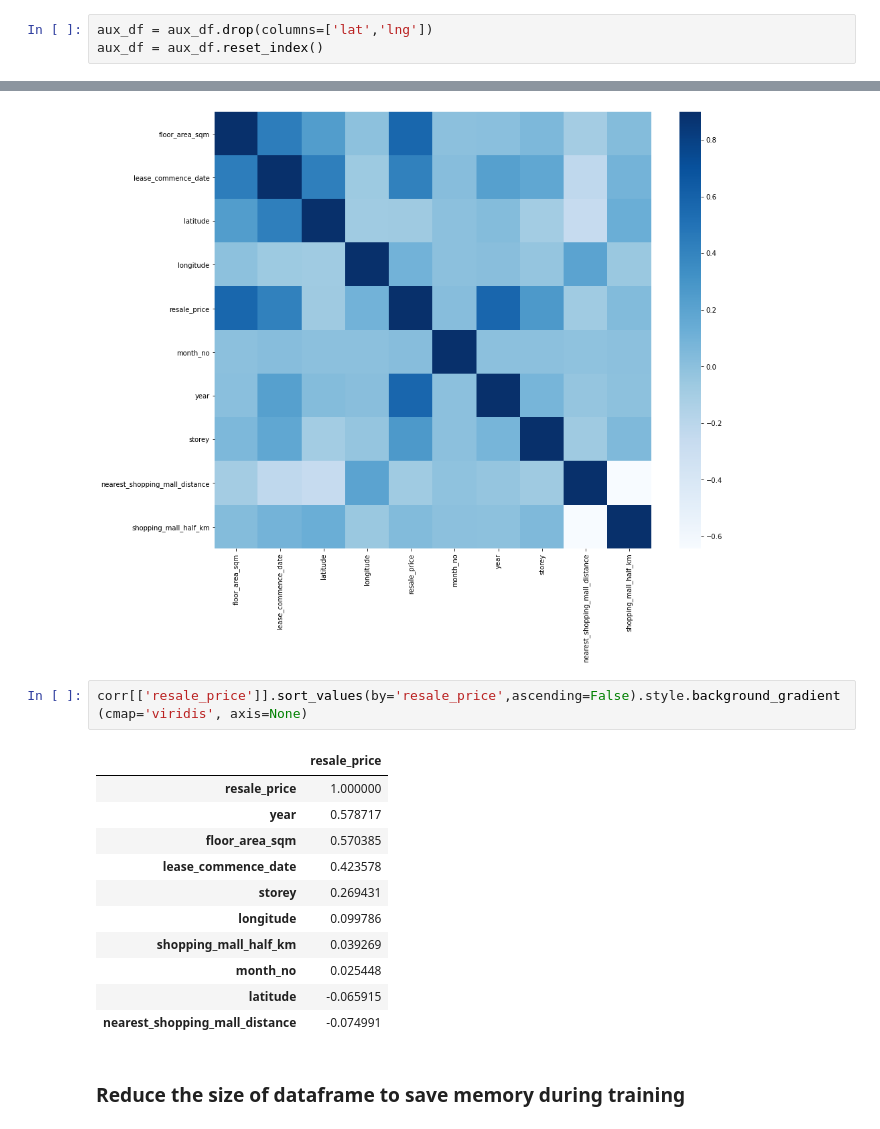
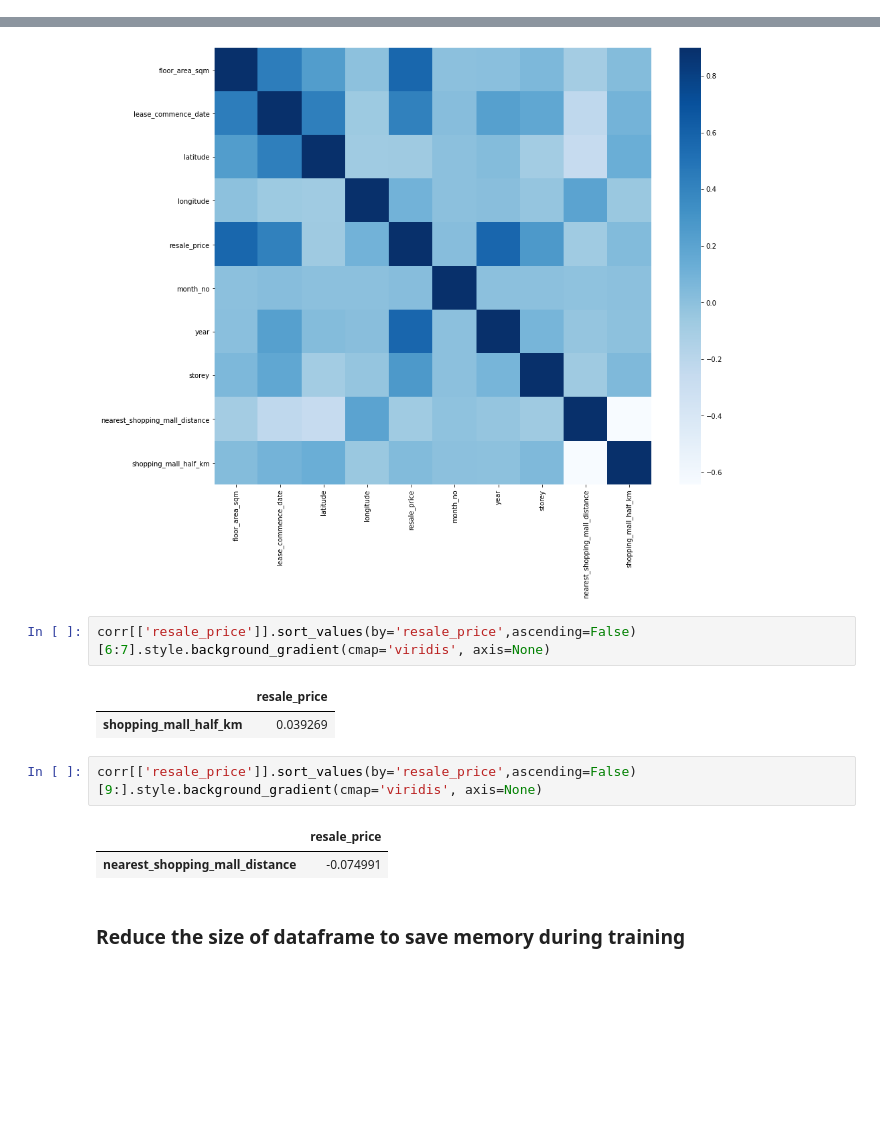
Before and after one commit to dheeraj-sn/hdb_resale_price_prediction, a Jupyter notebook: SHOPPING_MALL_EDA_PREPROCESSING_MODEL_ANALYSIS.ipynb, the cells around one changed output, grey strips where cells are left out. Cells and saved outputs as stored; diff of their text form; blank space fills up the shorter version.

```diff
--- a/SHOPPING_MALL_EDA_PREPROCESSING_MODEL_ANALYSIS.ipynb
+++ b/SHOPPING_MALL_EDA_PREPROCESSING_MODEL_ANALYSIS.ipynb
@@ -134,9 +131,6 @@ test_df_temp["nearest_shopping_mall_distance"] = math.inf
 test_df_temp["shopping_mall_half_km"] = 0
 train_df_temp = train_df_temp.reset_index()
 test_df_temp = test_df_temp.reset_index()
-# %%
-aux_df = aux_df.drop(columns=['lat','lng'])
-aux_df = aux_df.reset_index()
 # %%
 aux_df.head()
 # %% [output]
@@ -297,19 +291,15 @@ sns.heatmap(corr, vmax=0.9, cmap="Blues", square=True)
 # %% [output]
 <AxesSubplot:>
 [figure]
+# %%
+corr[['resale_price']].sort_values(by='resale_price',ascending=False)[6:7].style.background_gradient(cmap='viridis', axis=None)
+# %% [output]
+|  | resale_price |
+| shopping_mall_half_km | 0.039269 |
 # %%
-corr[['resale_price']].sort_values(by='resale_price',ascending=False).style.background_gradient(cmap='viridis', axis=None)
+corr[['resale_price']].sort_values(by='resale_price',ascending=False)[9:].style.background_gradient(cmap='viridis', axis=None)
 # %% [output]
 |  | resale_price |
-| resale_price | 1.000000 |
-| year | 0.578717 |
-| floor_area_sqm | 0.570385 |
-| lease_commence_date | 0.423578 |
-| storey | 0.269431 |
-| longitude | 0.099786 |
-| shopping_mall_half_km | 0.039269 |
-| month_no | 0.025448 |
-| latitude | -0.065915 |
 | nearest_shopping_mall_distance | -0.074991 |
 # %% [markdown]
 ### Reduce the size of dataframe to save memory during training
```
Also changed, not shown: parts of 63 cells of this notebook, 1 other file.
